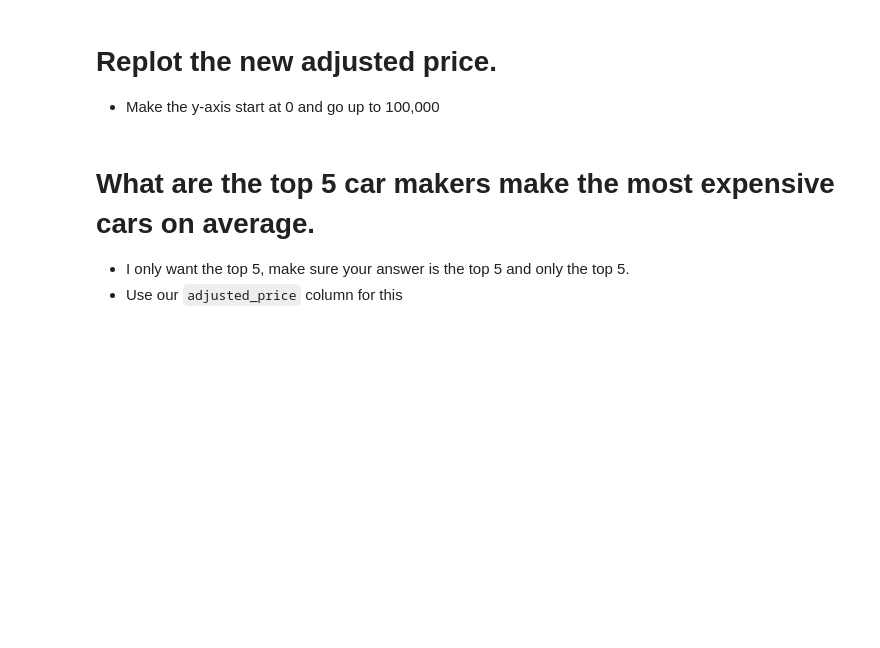
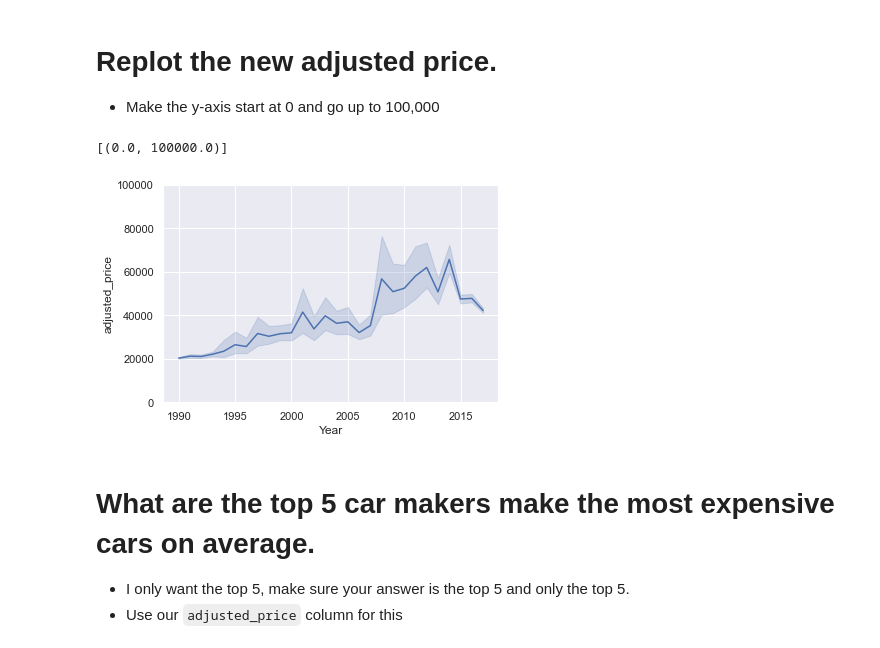
Before and after one commit to OmarMiah/2020-fall-data-science, a Jupyter notebook: Week2-EDA/Exercise-EDA.ipynb, the cells around one changed output. Cells and saved outputs as stored; diff of their text form; code cells hidden in the pictures; blank space fills up the shorter version.

```diff
--- a/Week2-EDA/Exercise-EDA.ipynb
+++ b/Week2-EDA/Exercise-EDA.ipynb
@@ -168,7 +151,8 @@ every year before 2000 make it 10x the original MSRP.
 # %%
 # Make a new column that is called `adjusted_price`, that contains all prices, however, for every year before 2000 make it 10x the original MSRP.
 
-condition1 = df['Year'] < 2000
-df[]
-
-df['adjusted_price'] = df[]
+# year before 2000
+condition_1 = df['Year'] <= 2000
+condition_2 = df['MSRP'] * 10
+df['adjusted_price'] = np.where (condition_1, df['MSRP']*10, df['MSRP']) # this creates a new column with the n
+df.head()
@@ -177,6 +168,11 @@ df['adjusted_price'] = df[]
 * Make the y-axis start at 0 and go up to 100,000
 # %%
 # Replot the new adjusted price and make the y-axis start at 0 and go up to 100,000
+new_price_lineplot = sns.lineplot(data = df, x = 'Year', y = 'adjusted_price')
+new_price_lineplot.set(ylim = (0,100000))
+# %% [output]
+[(0.0, 100000.0)]
+[figure, added]
 # %% [markdown]
 # What are the top 5 car makers make the most expensive cars on average.
 * I only want the top 5, make sure your answer is the top 5 and only the top 5.
```
Also changed, not shown: parts of 21 cells of this notebook.
